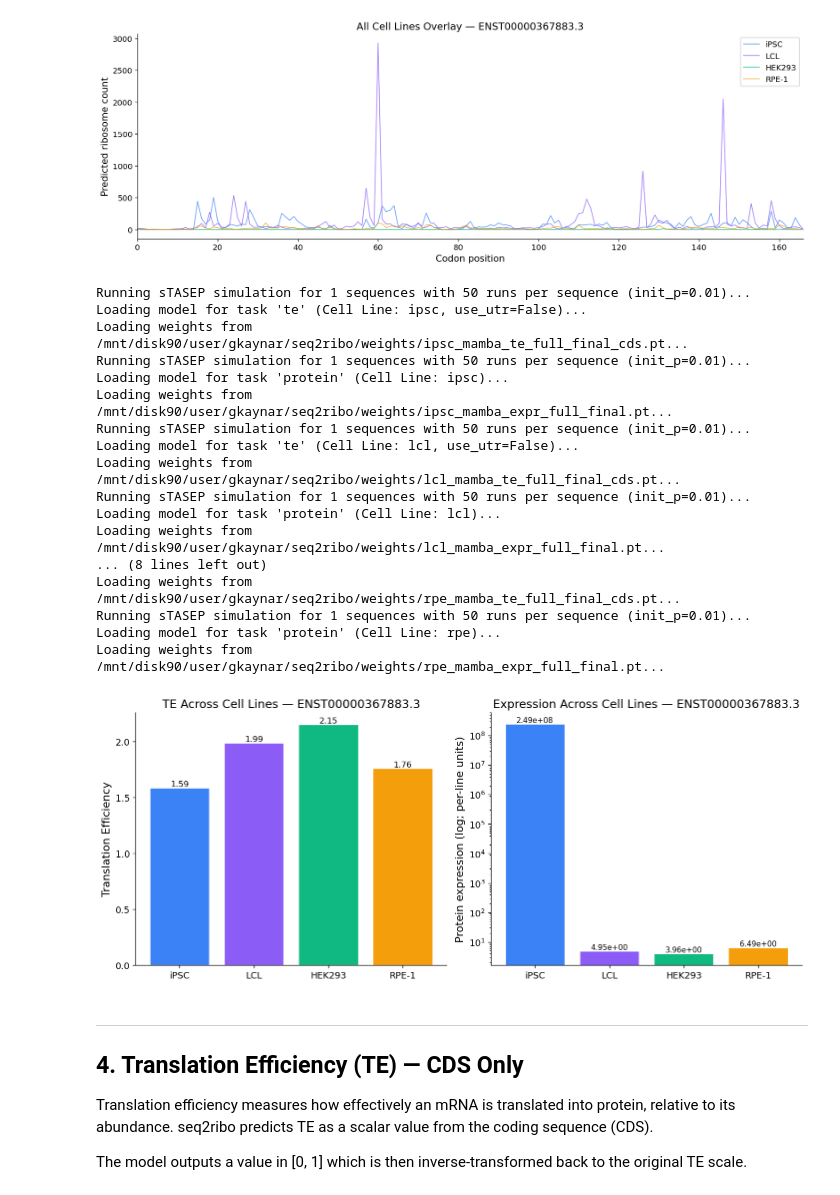
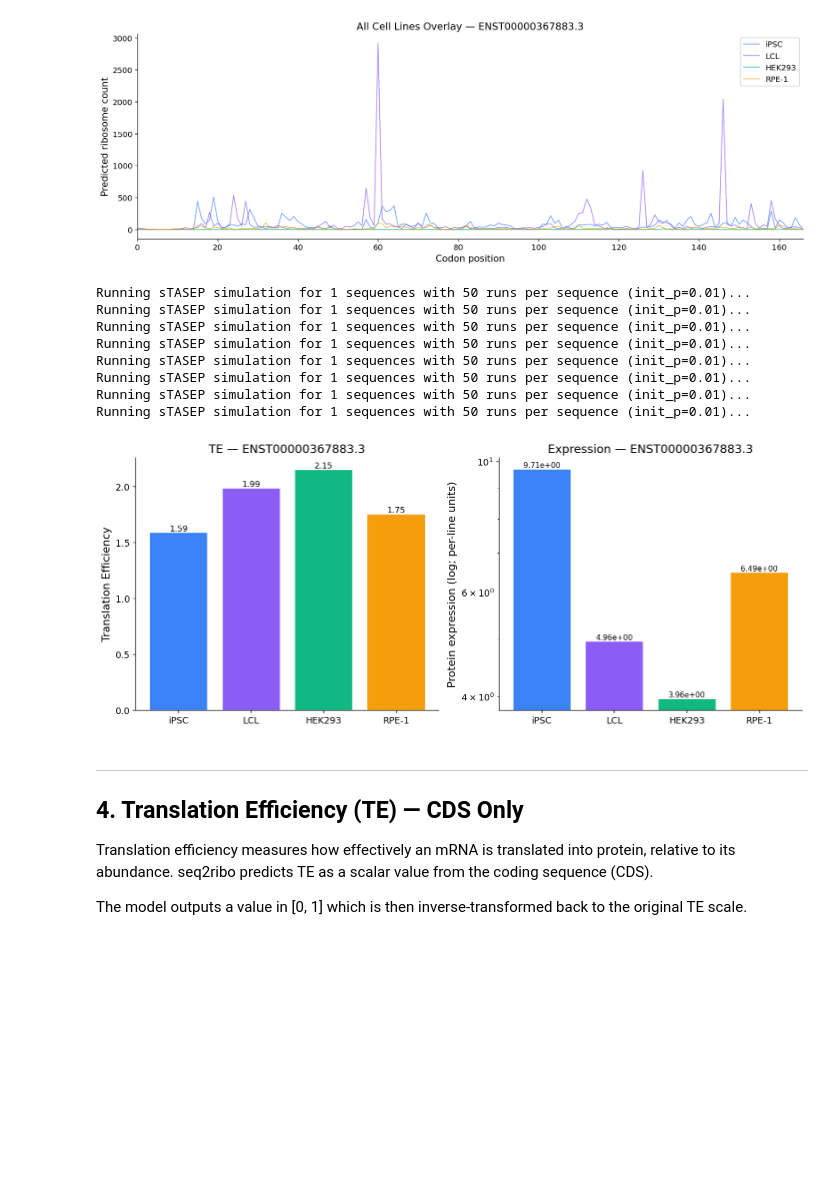
Before and after one commit to Kingsford-Group/seq2ribo, a Jupyter notebook: notebooks/demo.ipynb, the cells around one changed output. Cells and saved outputs as stored; diff of their text form; code cells hidden in the pictures; blank space fills up the shorter version.

```diff
--- a/notebooks/demo.ipynb
+++ b/notebooks/demo.ipynb
@@ -279,58 +279,49 @@ plt.show()
 # %% [output]
 [figure]
 # %%
-# TE: ribo-seq demo CDS. Protein: mRFP test-set CDS (expression head training domain).
+# TE + protein: same ribo-seq demo CDS sample for cross-cell-line comparison.
 cell_te = {}
 cell_expr = {}
 for cl in all_cell_lines:
     cell_te[cl] = predictors[cl].predict(demo_cds_seq, task="te", n_stasep_runs=50)[0]
-    cell_expr[cl] = predictors[cl].predict(mrfp_expr_demo_seq, task="protein", n_stasep_runs=50)[0]
+    cell_expr[cl] = predictors[cl].predict(demo_cds_seq, task="protein", n_stasep_runs=50)[0]
 
 fig, (ax1, ax2) = plt.subplots(1, 2, figsize=(12, 5))
 
 labels = [cell_labels[cl] for cl in all_cell_lines]
 te_vals = [cell_te[cl] for cl in all_cell_lines]
 expr_vals = [cell_expr[cl] for cl in all_cell_lines]
 bar_colors = [cell_colors[cl][0] for cl in all_cell_lines]
 
 bars1 = ax1.bar(labels, te_vals, color=bar_colors, edgecolor="white", linewidth=0.8)
 for bar, val in zip(bars1, te_vals):
     ax1.text(bar.get_x() + bar.get_width() / 2, bar.get_height(),
              f"{val:.2f}", ha="center", va="bottom", fontsize=10)
 ax1.set_ylabel("Translation Efficiency")
-ax1.set_title(f"TE (ribo-seq demo) — {sample['tx_id']}")
+ax1.set_title(f"TE — {sample['tx_id']}")
 ax1.spines[["top", "right"]].set_visible(False)
 
 bars2 = ax2.bar(labels, expr_vals, color=bar_colors, edgecolor="white", linewidth=0.8)
 for bar, val in zip(bars2, expr_vals):
     ax2.text(bar.get_x() + bar.get_width() / 2, bar.get_height(),
              f"{val:.2e}", ha="center", va="bottom", fontsize=9)
 ax2.set_yscale("log")
 ax2.set_ylabel("Protein expression (log; per-line units)")
-ax2.set_title(f"Expression (mRFP test CDS) — {mrfp_expr_demo_label}")
+ax2.set_title(f"Expression — {sample['tx_id']}")
 ax2.spines[["top", "right"]].set_visible(False)
 
 fig.tight_layout()
 plt.show()
 # %% [output]
 Running sTASEP simulation for 1 sequences with 50 runs per sequence (init_p=0.01)...
-Loading model for task 'te' (Cell Line: ipsc, use_utr=False)...
-Loading weights from /mnt/disk90/user/gkaynar/seq2ribo/weights/ipsc_mamba_te_full_final_cds.pt...
 Running sTASEP simulation for 1 sequences with 50 runs per sequence (init_p=0.01)...
-Loading model for task 'protein' (Cell Line: ipsc)...
-Loading weights from /mnt/disk90/user/gkaynar/seq2ribo/weights/ipsc_mamba_expr_full_final.pt...
 Running sTASEP simulation for 1 sequences with 50 runs per sequence (init_p=0.01)...
-Loading model for task 'te' (Cell Line: lcl, use_utr=False)...
-Loading weights from /mnt/disk90/user/gkaynar/seq2ribo/weights/lcl_mamba_te_full_final_cds.pt...
 Running sTASEP simulation for 1 sequences with 50 runs per sequence (init_p=0.01)...
-Loading model for task 'protein' (Cell Line: lcl)...
-Loading weights from /mnt/disk90/user/gkaynar/seq2ribo/weights/lcl_mamba_expr_full_final.pt...
-... (8 lines left out)
-Loading weights from /mnt/disk90/user/gkaynar/seq2ribo/weights/rpe_mamba_te_full_final_cds.pt...
 Running sTASEP simulation for 1 sequences with 50 runs per sequence (init_p=0.01)...
-Loading model for task 'protein' (Cell Line: rpe)...
-Loading weights from /mnt/disk90/user/gkaynar/seq2ribo/weights/rpe_mamba_expr_full_final.pt...
+Running sTASEP simulation for 1 sequences with 50 runs per sequence (init_p=0.01)...
+Running sTASEP simulation for 1 sequences with 50 runs per sequence (init_p=0.01)...
+Running sTASEP simulation for 1 sequences with 50 runs per sequence (init_p=0.01)...
-[figure, old version]
+[figure, new version]
 # %% [markdown]
 ---
 ## 4. Translation Efficiency (TE) — CDS Only
```
Also changed, not shown: parts of 13 cells of this notebook, 4 other files.
